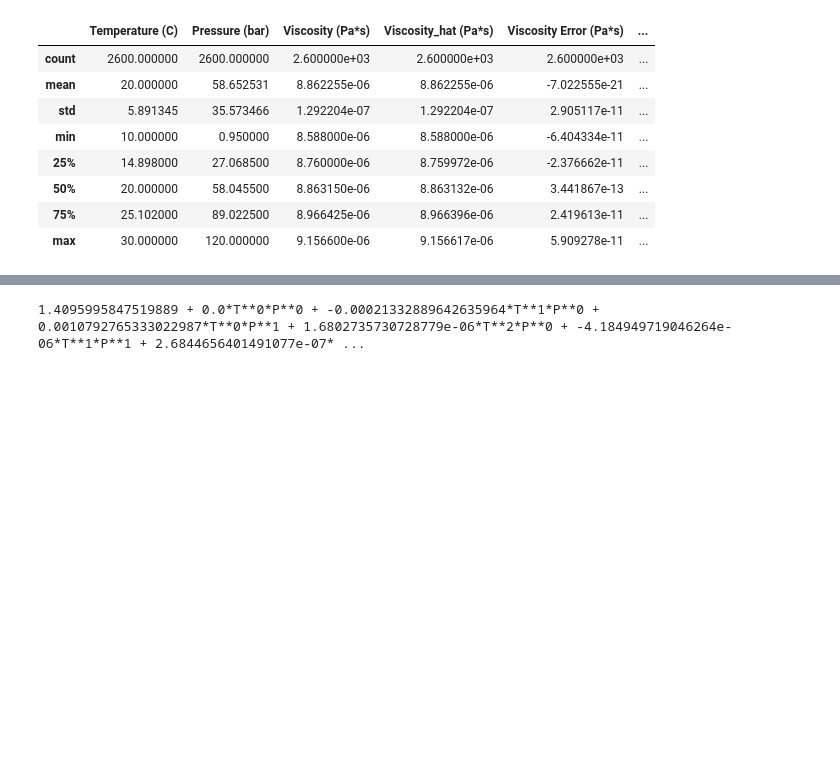
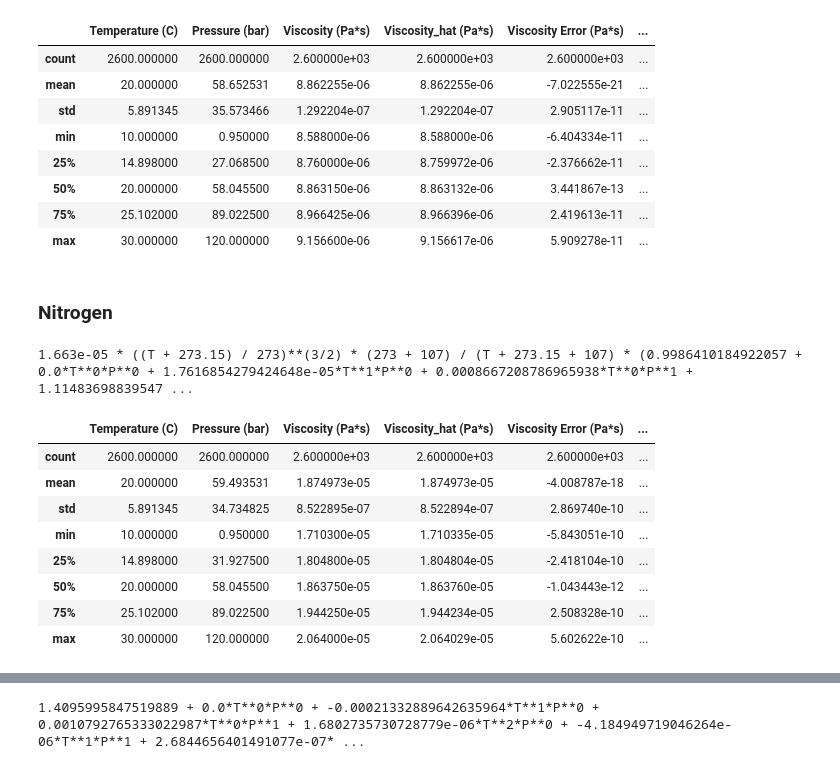
Before and after one commit to josephmcg16/primary-gas-fluid-properties, a Jupyter notebook: post_process.ipynb, the cells around one changed output, grey strips where cells are left out. Saved outputs shown, nothing was run; the diff lists cells and outputs as text; code cells hidden in the pictures; blank space fills up the shorter version.

```diff
--- a/post_process.ipynb
+++ b/post_process.ipynb
@@ -129,3 +189,31 @@ df_viscosity.describe()
 | 50% | 20.000000 | 58.045500 | 8.863150e-06 | 8.863132e-06 | 3.441867e-13 | ... |
 | 75% | 25.102000 | 89.022500 | 8.966425e-06 | 8.966396e-06 | 2.419613e-11 | ... |
 | max | 30.000000 | 120.000000 | 9.156600e-06 | 9.156617e-06 | 5.909278e-11 | ... |
+# %% [markdown]
+### Nitrogen
+# %%
+"""Viscosity Fit Example Code with inputs for temperature and pressure in degrees Celsius and bar(a), respectively."""
+from fit_fluid_properties import fit_gas_viscosity
+
+params = {
+    "reference_data_directory": "data",
+    "reference_data_filename": "N2 Nist Properties 0.95-120 bar.xlsx",
+    "reference_fluid": "N2",
+    "model_poly_degree": 5,
+}
+
+df_viscosity, functional_form_text_viscosity = fit_gas_viscosity(params)
+
+print(functional_form_text_viscosity)
+df_viscosity.describe()
+# %% [output]
+1.663e-05 * ((T + 273.15) / 273)**(3/2) * (273 + 107) / (T + 273.15 + 107) * (0.9986410184922057 + 0.0*T**0*P**0 + 1.7616854279424648e-05*T**1*P**0 + 0.0008667208786965938*T**0*P**1 + 1.11483698839547 ...
+|  | Temperature (C) | Pressure (bar) | Viscosity (Pa*s) | Viscosity_hat (Pa*s) | Viscosity Error (Pa*s) | ... |
+| count | 2600.000000 | 2600.000000 | 2.600000e+03 | 2.600000e+03 | 2.600000e+03 | ... |
+| mean | 20.000000 | 59.493531 | 1.874973e-05 | 1.874973e-05 | -4.008787e-18 | ... |
+| std | 5.891345 | 34.734825 | 8.522895e-07 | 8.522894e-07 | 2.869740e-10 | ... |
+| min | 10.000000 | 0.950000 | 1.710300e-05 | 1.710335e-05 | -5.843051e-10 | ... |
+| 25% | 14.898000 | 31.927500 | 1.804800e-05 | 1.804804e-05 | -2.418104e-10 | ... |
+| 50% | 20.000000 | 58.045500 | 1.863750e-05 | 1.863760e-05 | -1.043443e-12 | ... |
+| 75% | 25.102000 | 89.022500 | 1.944250e-05 | 1.944234e-05 | 2.508328e-10 | ... |
+| max | 30.000000 | 120.000000 | 2.064000e-05 | 2.064029e-05 | 5.602622e-10 | ... |
```
Also changed, not shown: parts of 18 cells of this notebook, 1 other file.
